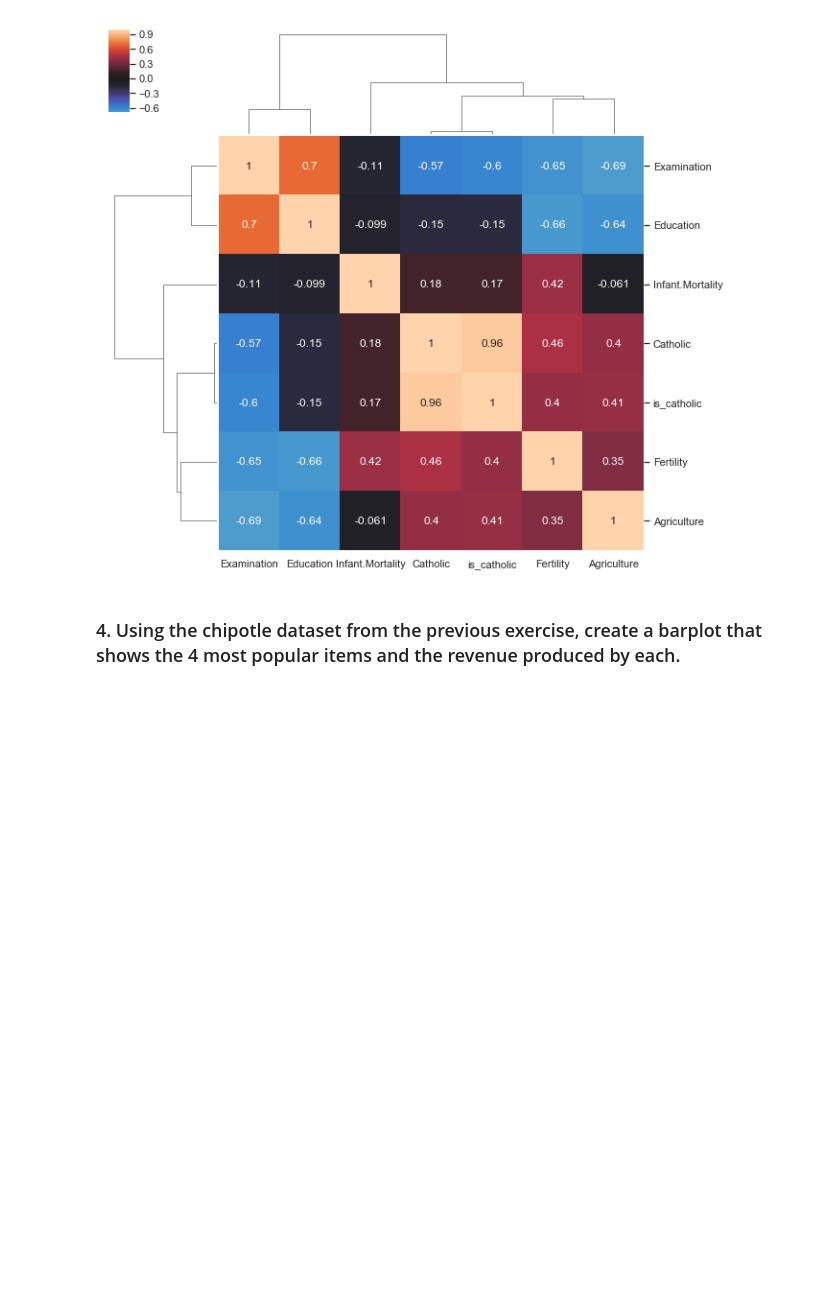
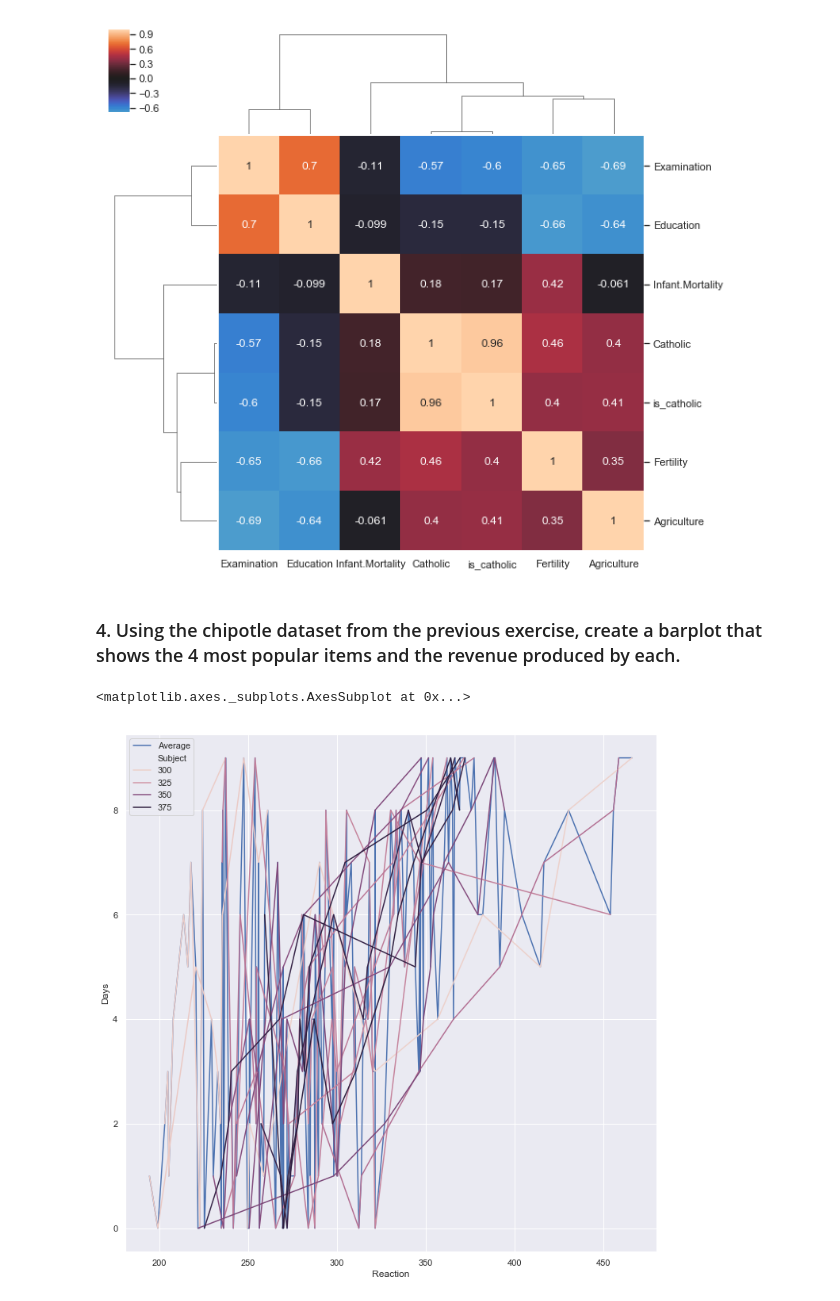
Before and after one commit to escalante-eric/python-exercises, a Jupyter notebook: 4.9_seaborn_exercises.ipynb, the cells around one changed output. Saved outputs shown, nothing was run; the diff lists cells and outputs as text; code cells hidden in the pictures; blank space fills up the shorter version.

```diff
--- a/4.9_seaborn_exercises.ipynb
+++ b/4.9_seaborn_exercises.ipynb
@@ -122,3 +122,12 @@ sns.clustermap(swiss.corr(), annot=True, center=0)
 # %%
 conn = get_connection('chipotle', user, host, password)
 orders = pd.read_sql('SELECT * FROM orders', conn)
+# %%
+plt.figure(figsize=(12, 12))
+
+sleepstudy = data('sleepstudy')
+sns.lineplot(x="Reaction", y="Days", label="Average", data=sleepstudy)
+sns.lineplot(x="Reaction", y="Days", hue="Subject", data=sleepstudy)
+# %% [output]
+<matplotlib.axes._subplots.AxesSubplot at 0x...>
+[figure, added]
```
Also changed, not shown: parts of 1 cell of this notebook.
